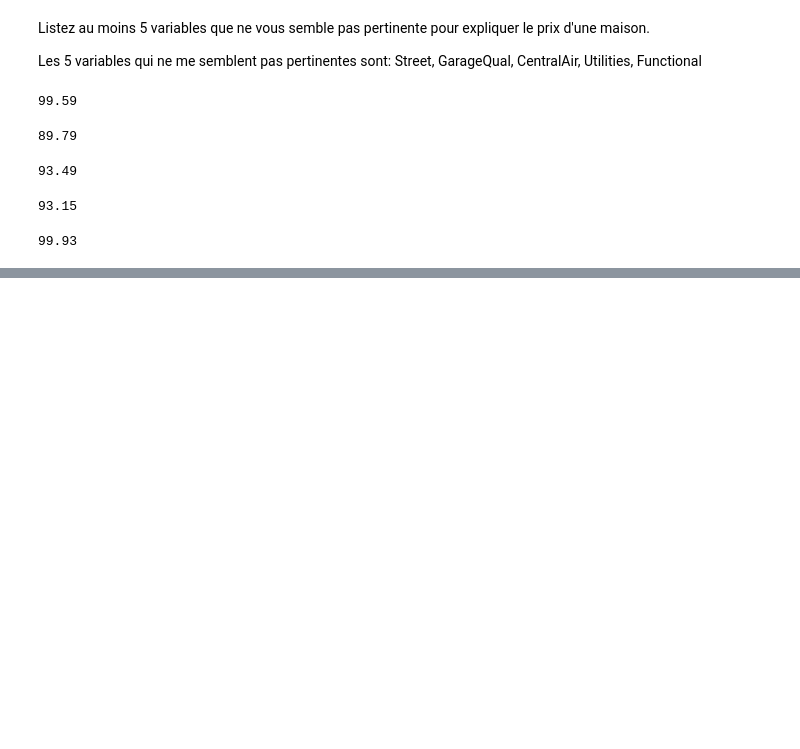
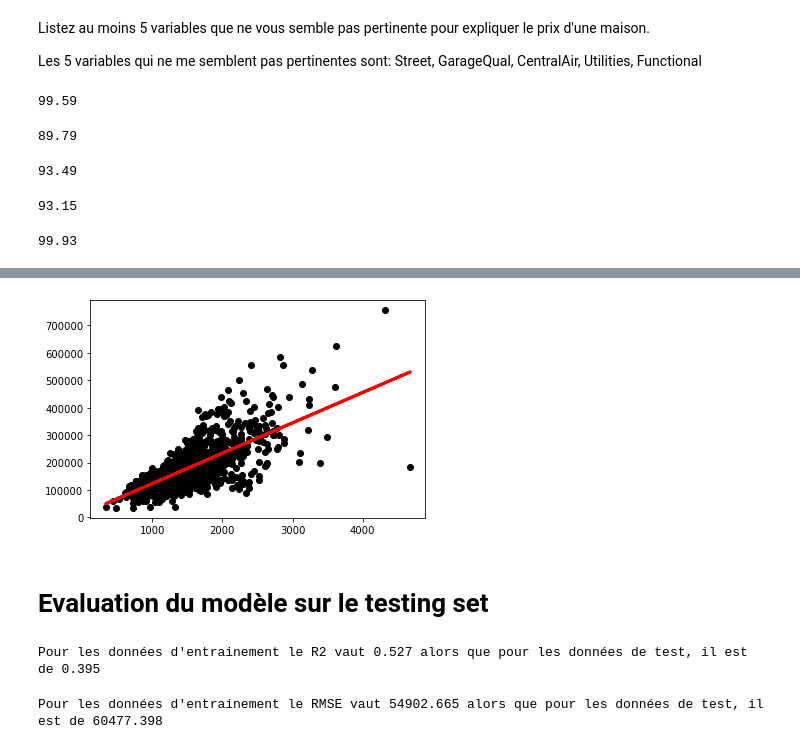
Before and after one commit to camillesauer/eda_maison, a Jupyter notebook: eda_maison.ipynb, the cells around one changed output, grey strips where cells are left out. Saved outputs shown, nothing was run; the diff lists cells and outputs as text; code cells hidden in the pictures; blank space fills up the shorter version.

```diff
--- a/eda_maison.ipynb
+++ b/eda_maison.ipynb
@@ -290,0 +403,6 @@ print(e)
+# %%
+from sklearn.model_selection import train_test_split
+xtrain, xtest, ytrain, ytest = train_test_split(X, y, train_size=0.8)
+from sklearn.linear_model import Ridge
+# %%
+model = Ridge(alpha=1.0)
@@ -290,0 +443,13 @@ print(e)
+# %%
+ytrainpred = regr.predict(xtrain)
+
+
+# Plot outputs
+plt.scatter(xtrain, ytrain,  color='black')
+plt.plot(xtrain, ytrainpred, color='red', linewidth=3)
+
+plt.show()
+# %% [output]
+[figure, added]
+# %% [markdown]
+# Evaluation du modèle sur le testing set
@@ -290,0 +458,14 @@ print(e)
+# %%
+ytrainpred = regr.predict(xtrain)
+ytestpred = regr.predict(xtest)
+
+print ("Pour les données d'entrainement le R2 vaut {} alors que pour les données de test, il est de {}"
+      .format(np.round(r2_score(ytrain, ytrainpred),3), np.round(r2_score(ytest, ytestpred),3)))
+# %% [output]
+Pour les données d'entrainement le R2 vaut 0.527 alors que pour les données de test, il est de 0.395
+# %%
+print ("Pour les données d'entrainement le RMSE vaut {} alors que pour les données de test, il est de {}"
+      .format(round(mean_squared_error(ytrain, ytrainpred, squared=False),3),
+              round(mean_squared_error(ytest, ytestpred, squared=False),3)))
+# %% [output]
+Pour les données d'entrainement le RMSE vaut 54902.665 alors que pour les données de test, il est de 60477.398
```
Also changed, not shown: parts of 30 cells of this notebook.
